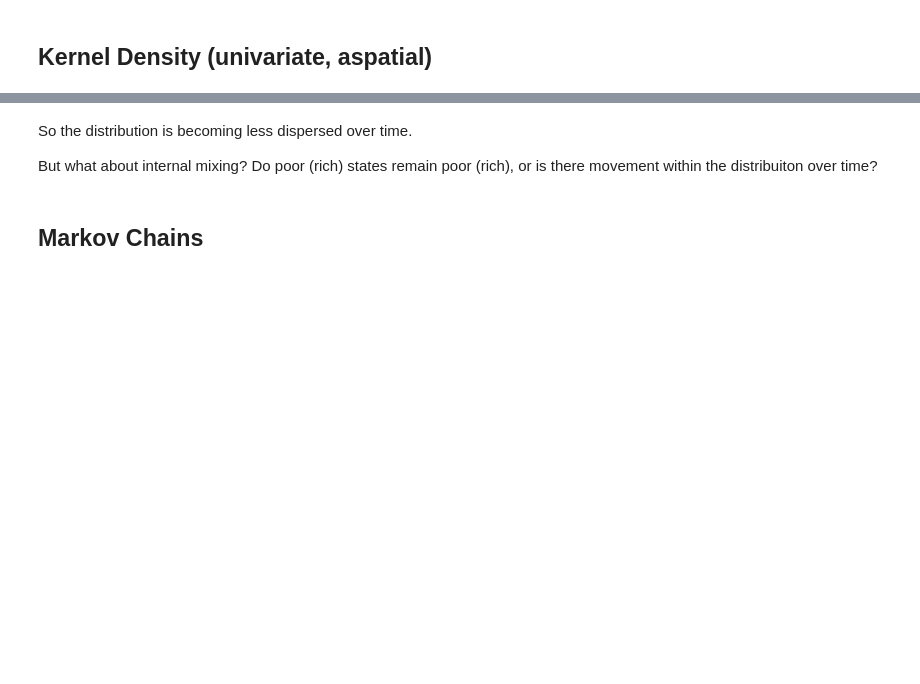
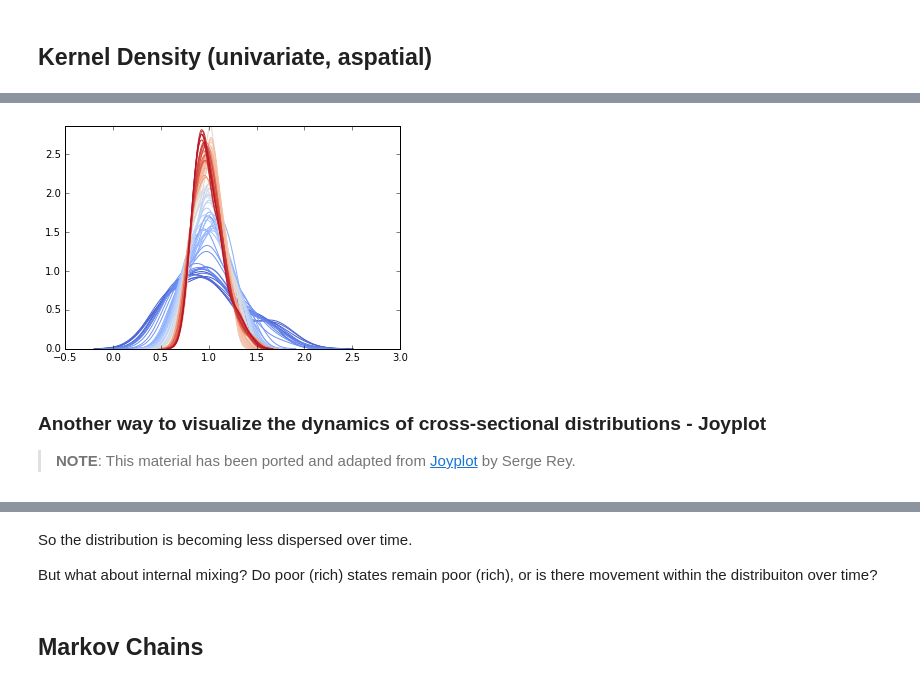
Before and after one commit to sjsrey/pysalnarsc17, a Jupyter notebook: content/16_spatial_dynamics.ipynb, the cells around one changed output, grey strips where cells are left out. Drawn from its saved outputs; the diff is of its cells as text; code cells hidden in the pictures; blank space fills up the shorter version.

Commit message:
update spatial dynamics and spatial regression notebooks

```diff
--- a/content/16_spatial_dynamics.ipynb
+++ b/content/16_spatial_dynamics.ipynb
@@ -111,7 +194,7 @@ plt.legend()
 # %%
 import seaborn as sns
+sns.set_palette(sns.color_palette("coolwarm", 2009-1929+1))
 for y in range(2010-1929):
     sns.kdeplot(RY[:,y])
-#sns.kdeplot(data.HR80)
-#sns.kdeplot(data.HR70)
-#sns.kdeplot(data.HR60)
+# %% [output]
+[figure, added]
@@ -126,0 +201,4 @@ cs[0]
+# %% [markdown]
+### Another way to visualize the dynamics of cross-sectional distributions - Joyplot
+
+> **NOTE**: This material has been ported and adapted from [Joyplot](https://gist.github.com/sjsrey/f98977d78cdcacddc2f6a8891539cb80) by Serge Rey.
```
Also changed, not shown: parts of 59 cells of this notebook, 4 other files.
